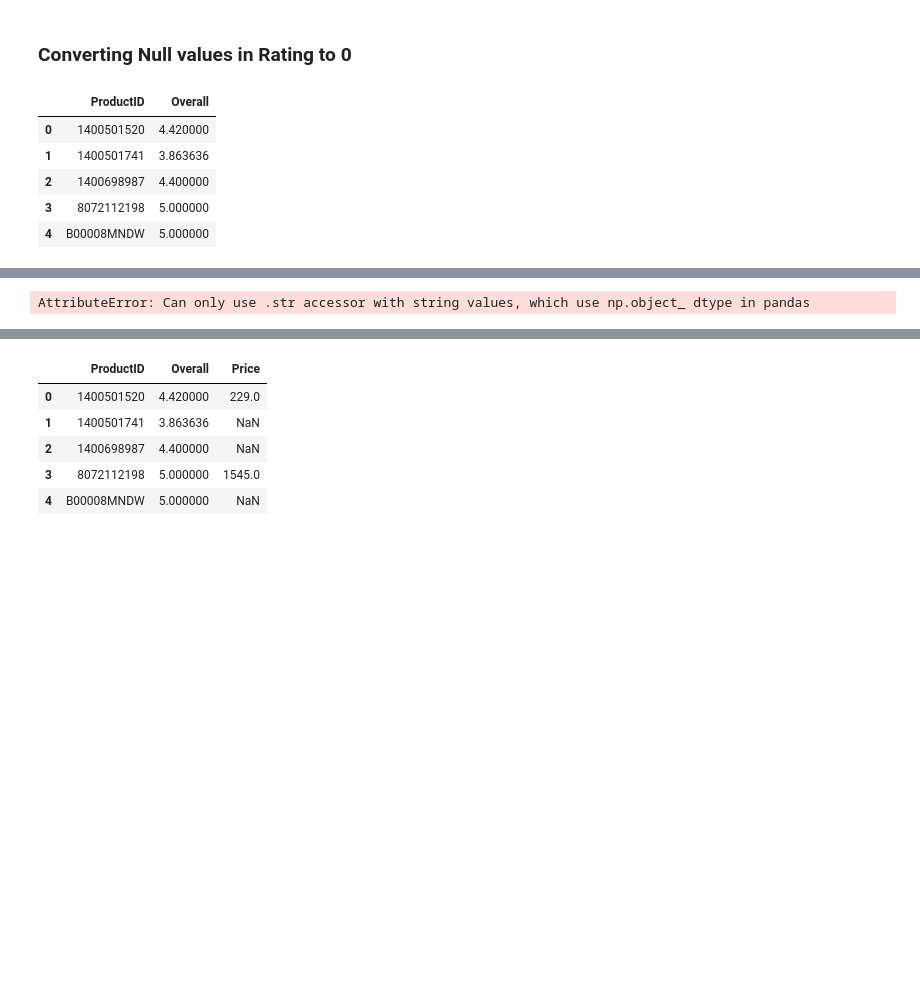
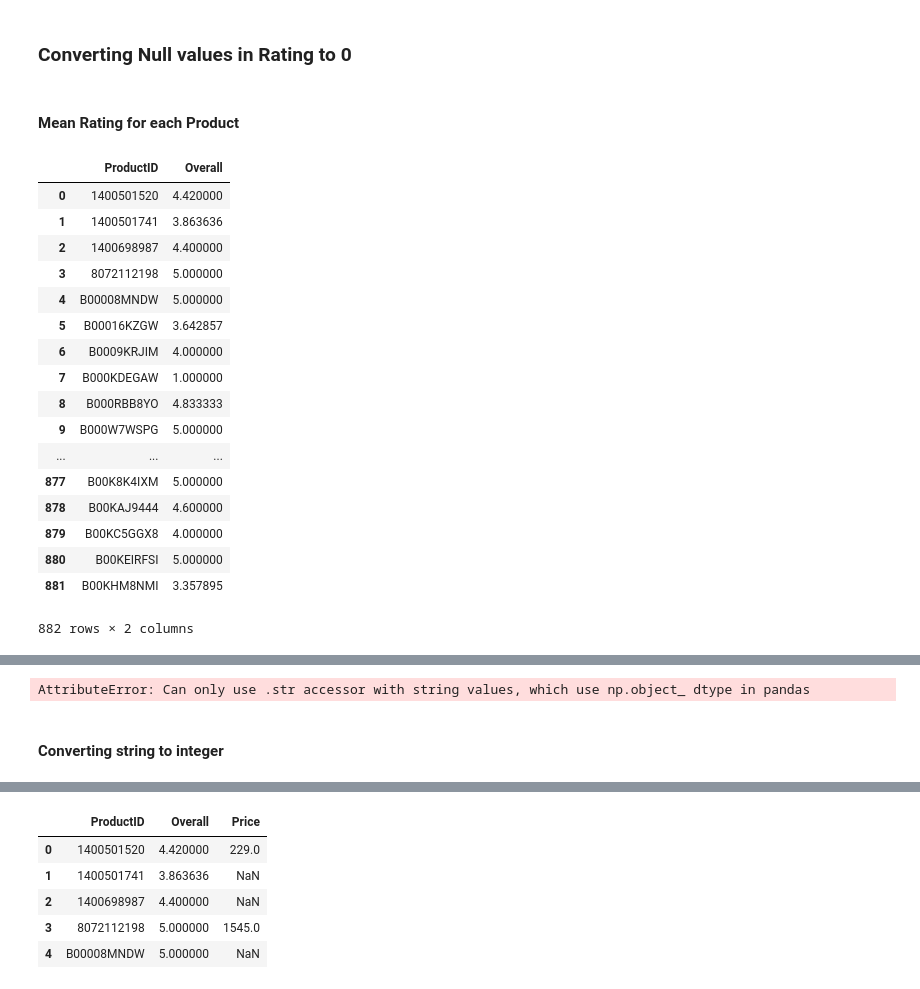
Before and after one commit to UNCG-CSE/CORPUS, a Jupyter notebook: Project_Pavan/Current_dataframe.ipynb, the cells around one changed output, grey strips where cells are left out. Saved outputs shown, nothing was run; the diff lists cells and outputs as text; code cells hidden in the pictures; blank space fills up the shorter version.

Commit message:
Analysis of price range with mean rating, Document

```diff
--- a/Project_Pavan/Current_dataframe.ipynb
+++ b/Project_Pavan/Current_dataframe.ipynb
@@ -223,16 +223,30 @@ temp=Final_df1
 temp['Overall']=temp['Overall'].str.replace('None','0')
 # %%
 Final_df1['Overall']=Final_df1['Overall'].apply(pd.to_numeric)  #Converting Rating values to numeric
+# %% [markdown]
+#### Mean Rating for each Product
 # %%
 rating_avg=(Final_df1.groupby(['ProductID'])['Overall'].mean()).reset_index()
-rating_avg.head()
+rating_avg
 # %% [output]
 |  | ProductID | Overall |
 | 0 | 1400501520 | 4.420000 |
 | 1 | 1400501741 | 3.863636 |
 | 2 | 1400698987 | 4.400000 |
 | 3 | 8072112198 | 5.000000 |
 | 4 | B00008MNDW | 5.000000 |
+| 5 | B00016KZGW | 3.642857 |
+| 6 | B0009KRJIM | 4.000000 |
+| 7 | B000KDEGAW | 1.000000 |
+| 8 | B000RBB8YO | 4.833333 |
+| 9 | B000W7WSPG | 5.000000 |
+| ... | ... | ... |
+| 877 | B00K8K4IXM | 5.000000 |
+| 878 | B00KAJ9444 | 4.600000 |
+| 879 | B00KC5GGX8 | 4.000000 |
+| 880 | B00KEIRFSI | 5.000000 |
+| 881 | B00KHM8NMI | 3.357895 |
+882 rows × 2 columns
 # %%
 temp['Price']=temp['Price'].apply(pd.to_numeric) # Similarly converting Price to Numeric
 # %%
@@ -250,5 +264,7 @@ temp['Price']=temp['Price'].str.replace(',','')
 temp['Price']=temp['Price'].str.replace('Unavailable','')
 # %% [output]
 AttributeError: Can only use .str accessor with string values, which use np.object_ dtype in pandas
+# %% [markdown]
+#### Converting string to integer
 # %%
 price_df=(temp.groupby(['ProductID'])['Price'].mean()).reset_index()
```
Also changed, not shown: parts of 4 cells of this notebook, 1 other file.
